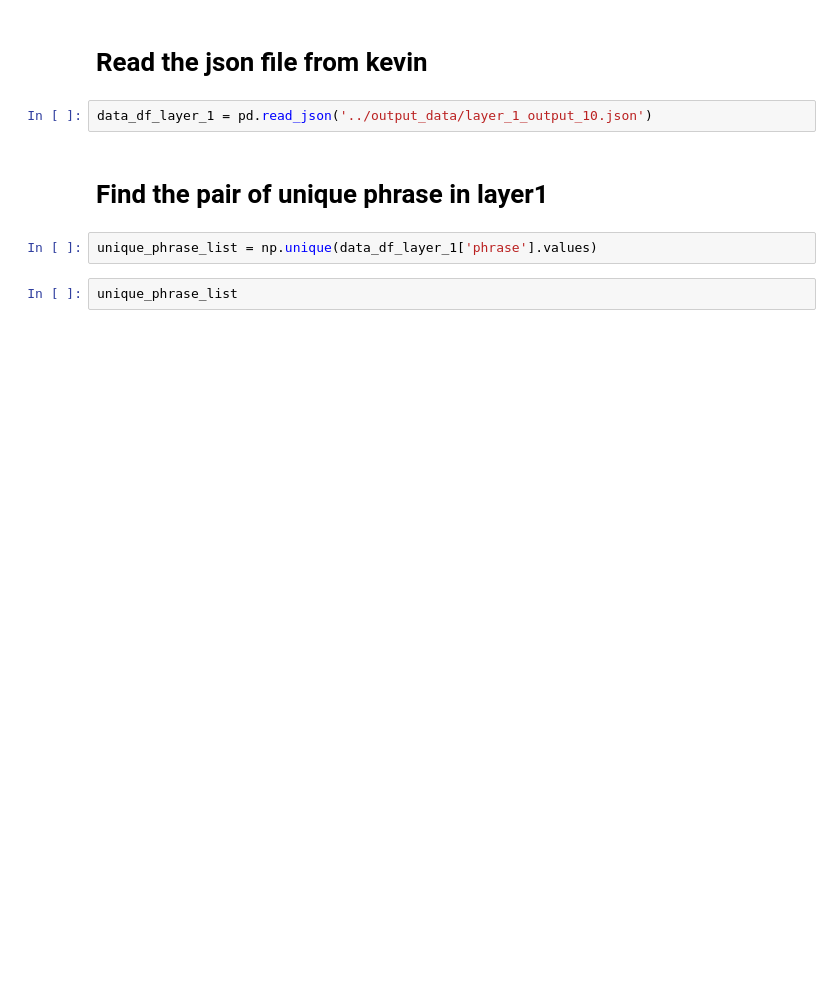
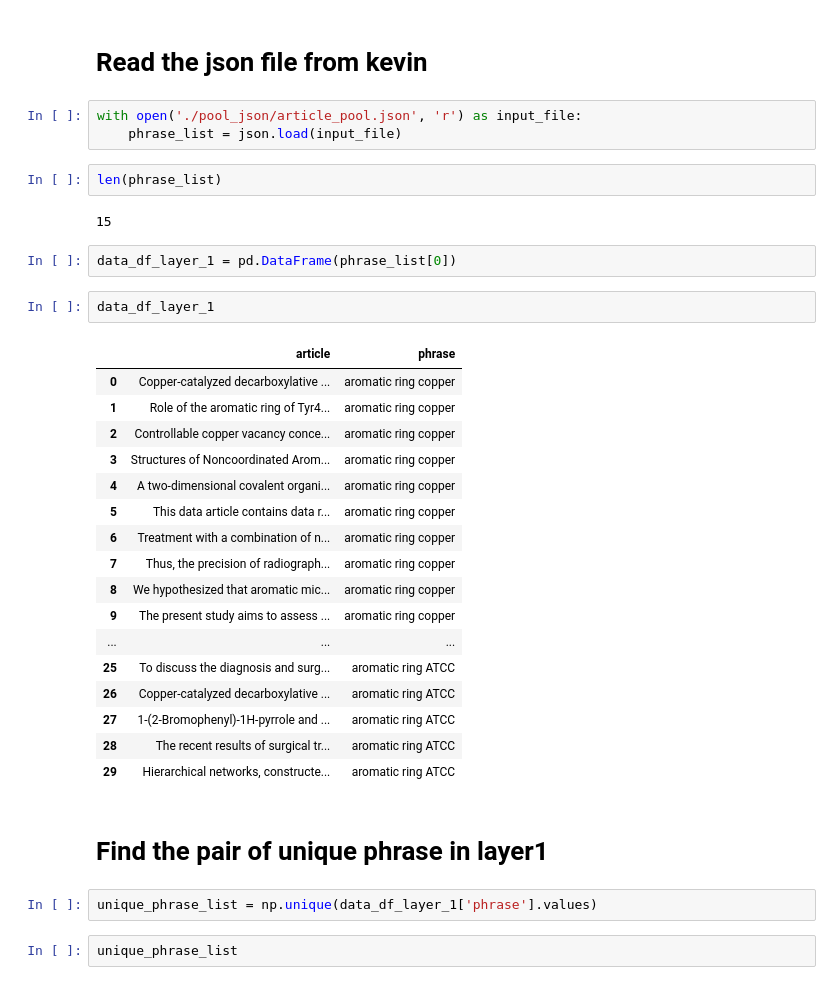
Before and after one commit to CarmanK/GraphSemantics, a Jupyter notebook: jupter/step2.ipynb, the cells around one changed output. Drawn from its saved outputs; the diff is of its cells as text; blank space fills up the shorter version.

```diff
--- a/jupter/step2.ipynb
+++ b/jupter/step2.ipynb
@@ -10,7 +11,34 @@ import json
 # %% [markdown]
 # Read the json file from kevin
-# %%
-data_df_layer_1 = pd.read_json('../output_data/layer_1_output_10.json')
+# %%
+with open('./pool_json/article_pool.json', 'r') as input_file:
+    phrase_list = json.load(input_file)
+# %%
+len(phrase_list)
+# %% [output]
+15
+# %%
+data_df_layer_1 = pd.DataFrame(phrase_list[0])
+# %%
+data_df_layer_1
+# %% [output]
+|  | article | phrase |
+| 0 | Copper-catalyzed decarboxylative ... | aromatic ring copper |
+| 1 | Role of the aromatic ring of Tyr4... | aromatic ring copper |
+| 2 | Controllable copper vacancy conce... | aromatic ring copper |
+| 3 | Structures of Noncoordinated Arom... | aromatic ring copper |
+| 4 | A two-dimensional covalent organi... | aromatic ring copper |
+| 5 | This data article contains data r... | aromatic ring copper |
+| 6 | Treatment with a combination of n... | aromatic ring copper |
+| 7 | Thus, the precision of radiograph... | aromatic ring copper |
+| 8 | We hypothesized that aromatic mic... | aromatic ring copper |
+| 9 | The present study aims to assess ... | aromatic ring copper |
+| ... | ... | ... |
+| 25 | To discuss the diagnosis and surg... | aromatic ring ATCC |
+| 26 | Copper-catalyzed decarboxylative ... | aromatic ring ATCC |
+| 27 | 1-(2-Bromophenyl)-1H-pyrrole and ... | aromatic ring ATCC |
+| 28 | The recent results of surgical tr... | aromatic ring ATCC |
+| 29 | Hierarchical networks, constructe... | aromatic ring ATCC |
 # %% [markdown]
 # Find the pair of unique phrase in layer1
 # %%
```
Also changed, not shown: parts of 14 cells of this notebook, 2 other files.
